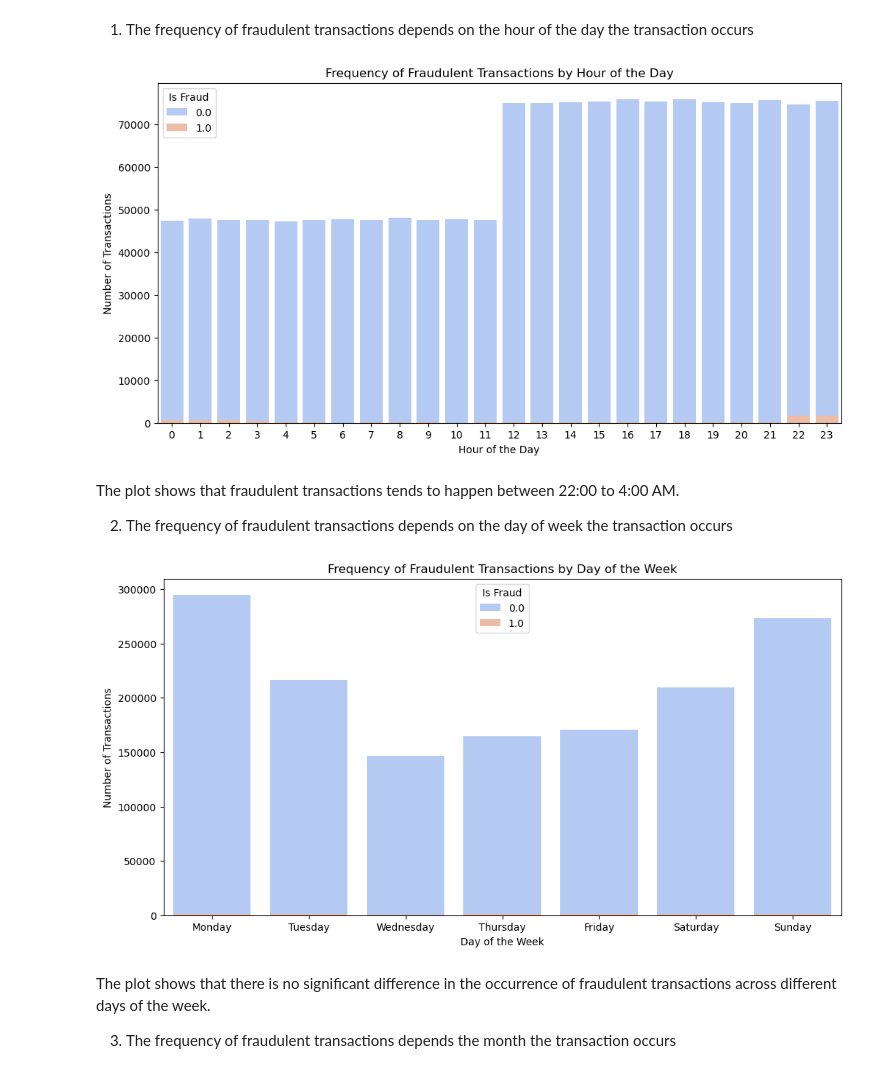
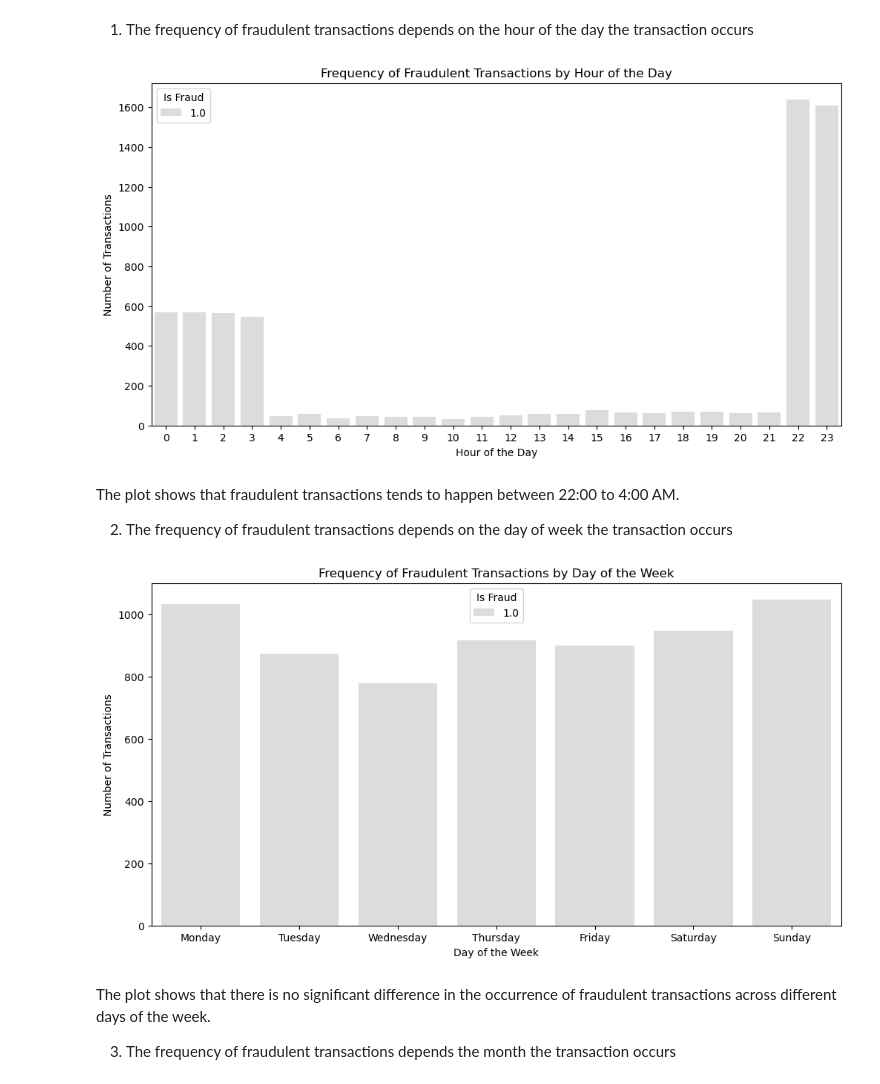
Before and after one commit to RamseyTh/securebank, a Jupyter notebook: analysis/data_analysis.ipynb, the cells around one changed output. Cells and saved outputs as stored; diff of their text form; code cells hidden in the pictures.

```diff
--- a/analysis/data_analysis.ipynb
+++ b/analysis/data_analysis.ipynb
@@ -77,16 +77,17 @@ import seaborn as sns
 1. The frequency of fraudulent transactions depends on the hour of the day the transaction occurs
 # %%
 merged_data['hour'] = pd.to_datetime(merged_data['trans_date_trans_time']).dt.hour
+fraud_data = merged_data[merged_data['is_fraud'] == 1]
 
 plt.figure(figsize=(12, 6))
-sns.countplot(x='hour', hue='is_fraud', data=merged_data, palette='coolwarm', dodge=False)
+sns.countplot(x='hour', hue='is_fraud', data=fraud_data, palette='coolwarm', dodge=False)
 plt.title('Frequency of Fraudulent Transactions by Hour of the Day')
 plt.xlabel('Hour of the Day')
 plt.ylabel('Number of Transactions')
 plt.legend(title='Is Fraud')
 plt.show()
 # %% [output]
-[figure, old version]
+[figure, new version]
 # %% [markdown]
 The plot shows that fraudulent transactions tends to happen between 22:00 to 4:00 AM.
 
@@ -94,16 +95,17 @@ The plot shows that fraudulent transactions tends to happen between 22:00 to 4:0
 2. The frequency of fraudulent transactions depends on the day of week the transaction occurs
 # %%
 merged_data['day_of_week'] = pd.to_datetime(merged_data['trans_date_trans_time']).dt.day_name()
+fraud_data = merged_data[merged_data['is_fraud'] == 1]
 
 plt.figure(figsize=(12, 6))
-sns.countplot(x='day_of_week', hue='is_fraud', data=merged_data, palette='coolwarm', order=['Monday', 'Tuesday', 'Wednesday', 'Thursday', 'Friday', 'Saturday', 'Sunday'], dodge=False)
+sns.countplot(x='day_of_week', hue='is_fraud', data=fraud_data, palette='coolwarm', order=['Monday', 'Tuesday', 'Wednesday', 'Thursday', 'Friday', 'Saturday', 'Sunday'], dodge=False)
 plt.title('Frequency of Fraudulent Transactions by Day of the Week')
 plt.xlabel('Day of the Week')
 plt.ylabel('Number of Transactions')
 plt.legend(title='Is Fraud')
 plt.show()
 # %% [output]
-[figure, old version]
+[figure, new version]
 # %% [markdown]
 The plot shows that there is no significant difference in the occurrence of fraudulent transactions across different days of the week.
 
```
Also changed, not shown: parts of 1 cell of this notebook, 14 other files.
